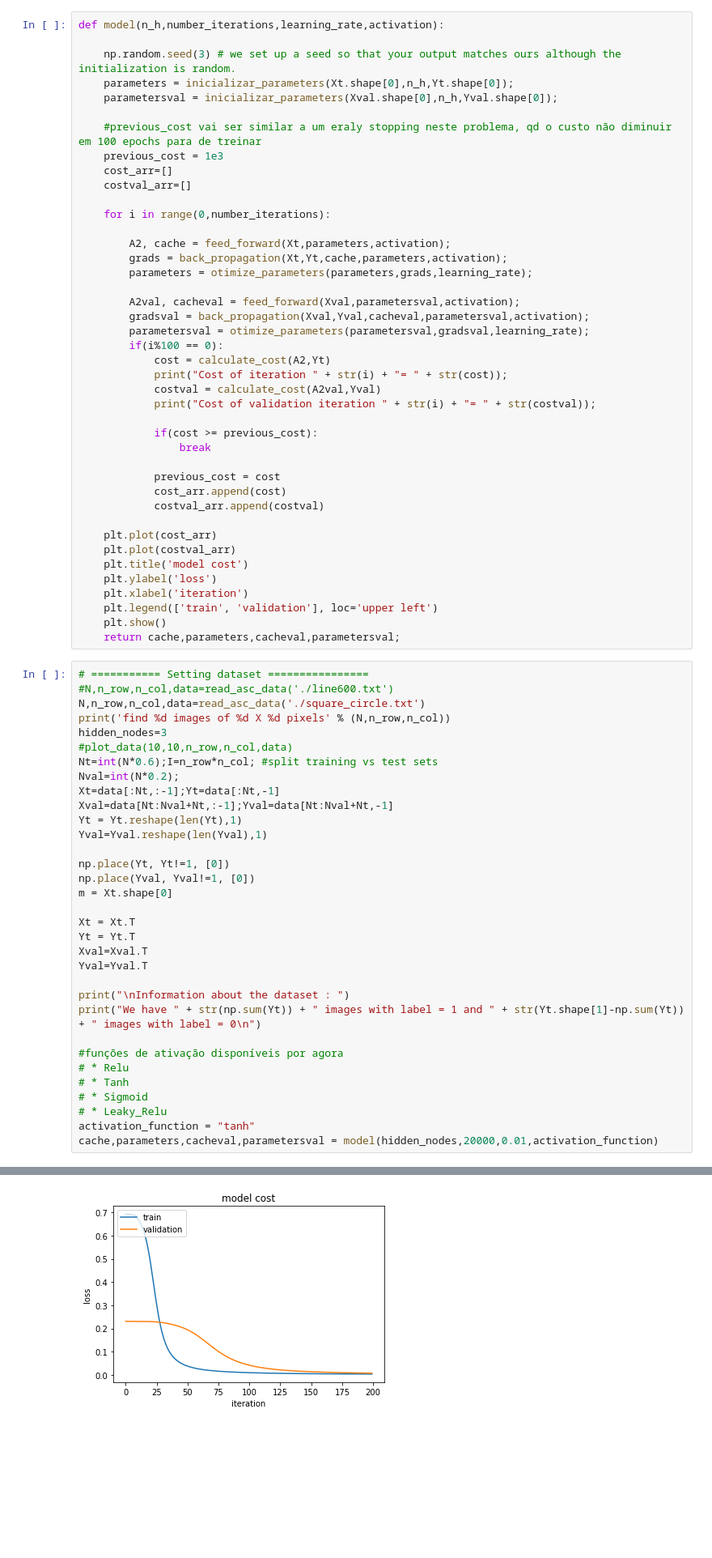
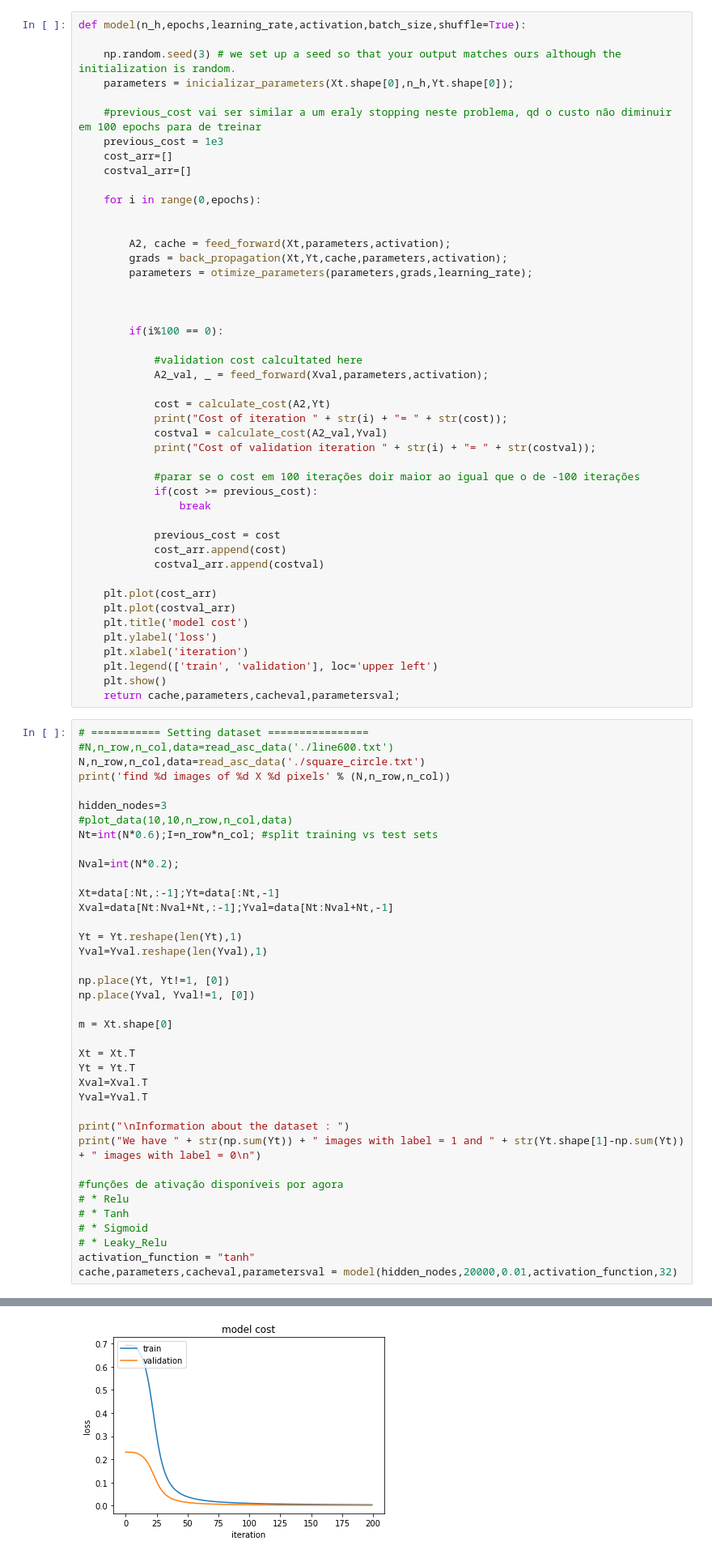
Before and after one commit to GuilhermeViveiros/Shallow-Neural-Networks, a Jupyter notebook: ShallowNetworks.ipynb, the cells around one changed output, grey strips where cells are left out. Shown at 81% size. Cells and saved outputs as stored; diff of their text form; blank space fills up the shorter version.

```diff
--- a/ShallowNetworks.ipynb
+++ b/ShallowNetworks.ipynb
@@ -218,30 +236,34 @@ def otimize_parameters(parameters,grads,learning_rate):
 # %%
-def model(n_h,number_iterations,learning_rate,activation):
+def model(n_h,epochs,learning_rate,activation,batch_size,shuffle=True):
 
     np.random.seed(3) # we set up a seed so that your output matches ours although the initialization is random.
     parameters = inicializar_parameters(Xt.shape[0],n_h,Yt.shape[0]);
-    parametersval = inicializar_parameters(Xval.shape[0],n_h,Yval.shape[0]);
 
     #previous_cost vai ser similar a um eraly stopping neste problema, qd o custo não diminuir em 100 epochs para de treinar
     previous_cost = 1e3
     cost_arr=[]
     costval_arr=[]
 
-    for i in range(0,number_iterations):
+    for i in range(0,epochs):
+
 
         A2, cache = feed_forward(Xt,parameters,activation);
         grads = back_propagation(Xt,Yt,cache,parameters,activation);
         parameters = otimize_parameters(parameters,grads,learning_rate);
 
-        A2val, cacheval = feed_forward(Xval,parametersval,activation);
-        gradsval = back_propagation(Xval,Yval,cacheval,parametersval,activation);
-        parametersval = otimize_parameters(parametersval,gradsval,learning_rate);
+
+
         if(i%100 == 0):
+
+            #validation cost calcultated here
+            A2_val, _ = feed_forward(Xval,parameters,activation);
+
             cost = calculate_cost(A2,Yt)
             print("Cost of iteration " + str(i) + "= " + str(cost));
-            costval = calculate_cost(A2val,Yval)
+            costval = calculate_cost(A2_val,Yval)
             print("Cost of validation iteration " + str(i) + "= " + str(costval));
 
+            #parar se o cost em 100 iterações doir maior ao igual que o de -100 iterações
             if(cost >= previous_cost):
                 break
 
@@ -262,17 +284,22 @@ def model(n_h,number_iterations,learning_rate,activation):
 #N,n_row,n_col,data=read_asc_data('./line600.txt')
 N,n_row,n_col,data=read_asc_data('./square_circle.txt')
 print('find %d images of %d X %d pixels' % (N,n_row,n_col))
+
 hidden_nodes=3
 #plot_data(10,10,n_row,n_col,data)
 Nt=int(N*0.6);I=n_row*n_col; #split training vs test sets
+
 Nval=int(N*0.2);
+
 Xt=data[:Nt,:-1];Yt=data[:Nt,-1]
 Xval=data[Nt:Nval+Nt,:-1];Yval=data[Nt:Nval+Nt,-1]
+
 Yt = Yt.reshape(len(Yt),1)
 Yval=Yval.reshape(len(Yval),1)
 
 np.place(Yt, Yt!=1, [0])
 np.place(Yval, Yval!=1, [0])
+
 m = Xt.shape[0]
 
 Xt = Xt.T
@@ -289,7 +316,7 @@ print("We have " + str(np.sum(Yt)) + " images with label = 1 and " + str(Yt.shap
 # * Sigmoid
 # * Leaky_Relu
 activation_function = "tanh"
-cache,parameters,cacheval,parametersval = model(hidden_nodes,20000,0.01,activation_function)
+cache,parameters,cacheval,parametersval = model(hidden_nodes,20000,0.01,activation_function,32)
 # %% [output]
 find 1500 images of 12 X 12 pixels
 
@@ -311 +338 @@ Cost of validation iteration 19900= 0.007429053581634601
-[figure, old version]
+[figure, new version]
```
Also changed, not shown: parts of 8 cells of this notebook.
